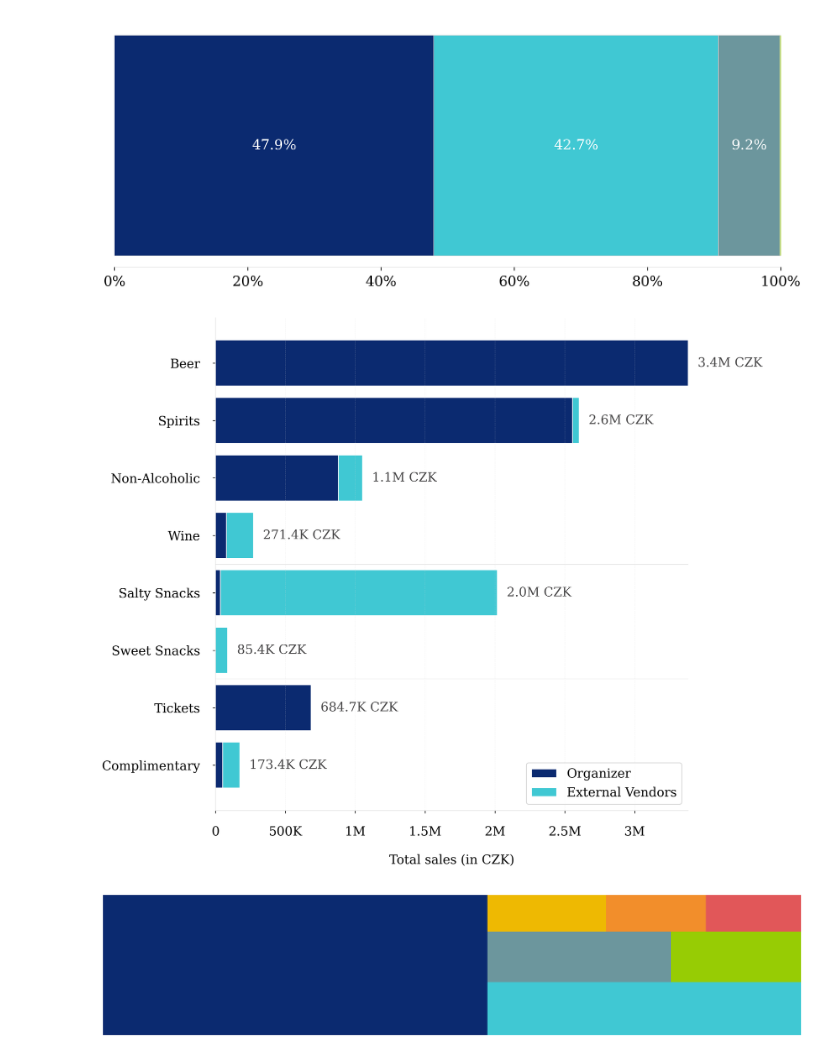
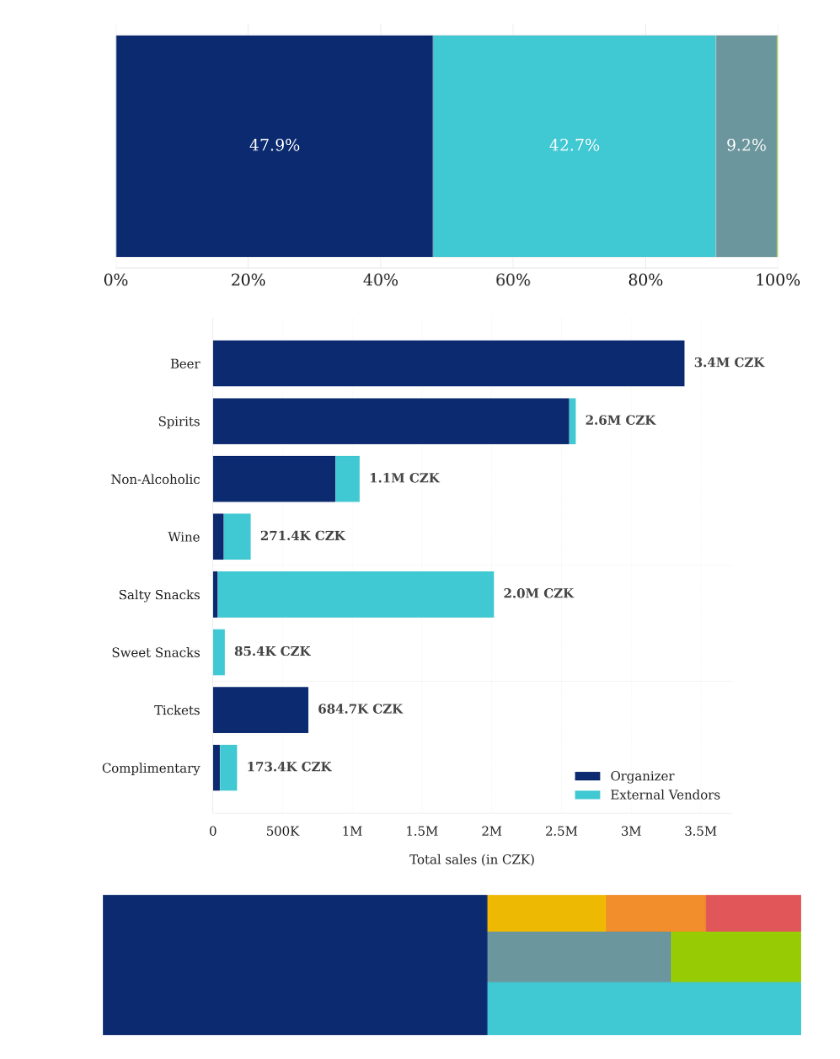
Before and after one commit to filipditrich/master-thesis, a Jupyter notebook: charts.ipynb, the cells around one changed output. Drawn from its saved outputs; the diff is of its cells as text; code cells hidden in the pictures.

```diff
--- a/charts.ipynb
+++ b/charts.ipynb
@@ -4,12 +4,8 @@ import matplotlib.pyplot as plt
 import matplotlib.ticker as ticker
 from matplotlib.colors import LinearSegmentedColormap
 import numpy as np
-from dashboard_app._format_utils import format_price_short, format_number_short
+from dashboard_app._format_utils import format_price_short, format_number_short, format_number, format_date, format_price, format_volume, format_percent
 from dashboard_app._chart_utils import chart_colors, get_chart_color
-
-# Define custom color palette
-# colors = ["#6C969D", "#97CC04", "#2D7DD2", "#EEB902", "#474647", "#F45D01", "#9B6B6C", "#556F44"]
-# custom_cmap = LinearSegmentedColormap.from_list("custom", colors)
 
 # Set global figure size and DPI
 # Set figure size optimized for A4 (297mm x 210mm at 300dpi)
@@ -25,6 +21,14 @@ plt.rcParams['font.weight'] = 'normal'
 plt.rcParams['grid.color'] = '#d9d9d9'
 plt.rcParams['grid.linestyle'] = '--'
 plt.rcParams['grid.linewidth'] = 0.5
+
+# grid face light gray
+# plt.rcParams['axes.facecolor'] = '#f9fafb'
+plt.rcParams['axes.facecolor'] = '#FFFFFF'
+
+# top and right spines off
+plt.rcParams['axes.spines.top'] = False
+plt.rcParams['axes.spines.right'] = False
 
 # spines light gray thin
 plt.rcParams['axes.edgecolor'] = '#d9d9d9'
@@ -136,37 +140,37 @@ for i, (proportion, visual_proportion, method, value, color) in enumerate(
 		label=method
 	)
 	# Add proportion and value label inside or outside based on size
 	label_text = f"{proportion * 100:.1f}%"
 	if visual_proportion < 0.03:  # If the segment is small, place the label outside
 		continue
 	else:
 		ax.text(
 			left + visual_proportion / 2,
 			0,
 			label_text,
 			ha='center',
 			va='center',
 			color='white',
-			fontsize=14,
+			fontsize=16,
 		)
 	left += visual_proportion
 
 # Customize the axes
 ax.set_xlim(0, 1)
 ax.spines['top'].set_visible(False)
 ax.spines['right'].set_visible(False)
 ax.spines['left'].set_visible(False)
 ax.set_yticks([])  # Remove y-ticks as it is a single bar
 ax.xaxis.set_major_formatter(ticker.FuncFormatter(lambda x, _: f"{int(x * 100)}%"))
-# x-ticks fontsize=14, pad=5
-ax.tick_params(axis='x', which='major', labelsize=14, pad=5)
+# x-ticks fontsize=16, pad=5
+ax.tick_params(axis='x', which='major', labelsize=16, pad=5)
 # ax.legend(loc='upper center', bbox_to_anchor=(0.5, -0.1), ncol=4, fontsize=10, frameon=False)
 
 plt.tight_layout()
 # plt.show()
 plt.savefig("./thesis/results/rq2-topup-methods.png", dpi=300, bbox_inches='tight', pad_inches=0.1)
 # %% [output]
-[figure, old version]
+[figure, new version]
 # %%
 import matplotlib.pyplot as plt
 
@@ -227,7 +231,7 @@ for i, (org_val, ext_val) in enumerate(zip(organizer_values, external_values)):
 	ax.text(
 		total + (max(total_values) * 0.02), i,
 		format_price_short(total),
-		va='center', ha='left', fontsize=16, color='#474647'
+		va='center', ha='left', fontsize=16, color=get_chart_color('text'), fontweight='bold'
 	)
 
 # Add gridlines
@@ -247,6 +251,10 @@ ax.spines['top'].set_visible(False)
 ax.spines['right'].set_visible(False)
 ax.legend(fontsize=16, loc="lower right")
 
+ax.grid(axis='y', linestyle='--', alpha=0)
+
+ax.set_xlim(0, max(total_values) * 1.1)
+
 # Add group labels with adjusted positions
 # ax.text(
 # 	-max(total_values) * 0.15, 6.5, "Beverages", rotation=90,
@@ -264,7 +272,7 @@ ax.legend(fontsize=16, loc="lower right")
 plt.tight_layout()
 plt.savefig("./thesis/results/rq4-organizer-vs-vendor-sales.png", dpi=300, bbox_inches='tight', pad_inches=0.1)
 # %% [output]
-[figure, old version]
+[figure, new version]
 # %%
 import plotly.graph_objects as go
 from dashboard_app._chart_utils import SankeyDiagram
```
Also changed, not shown: parts of 8 cells of this notebook, 13 other files.
